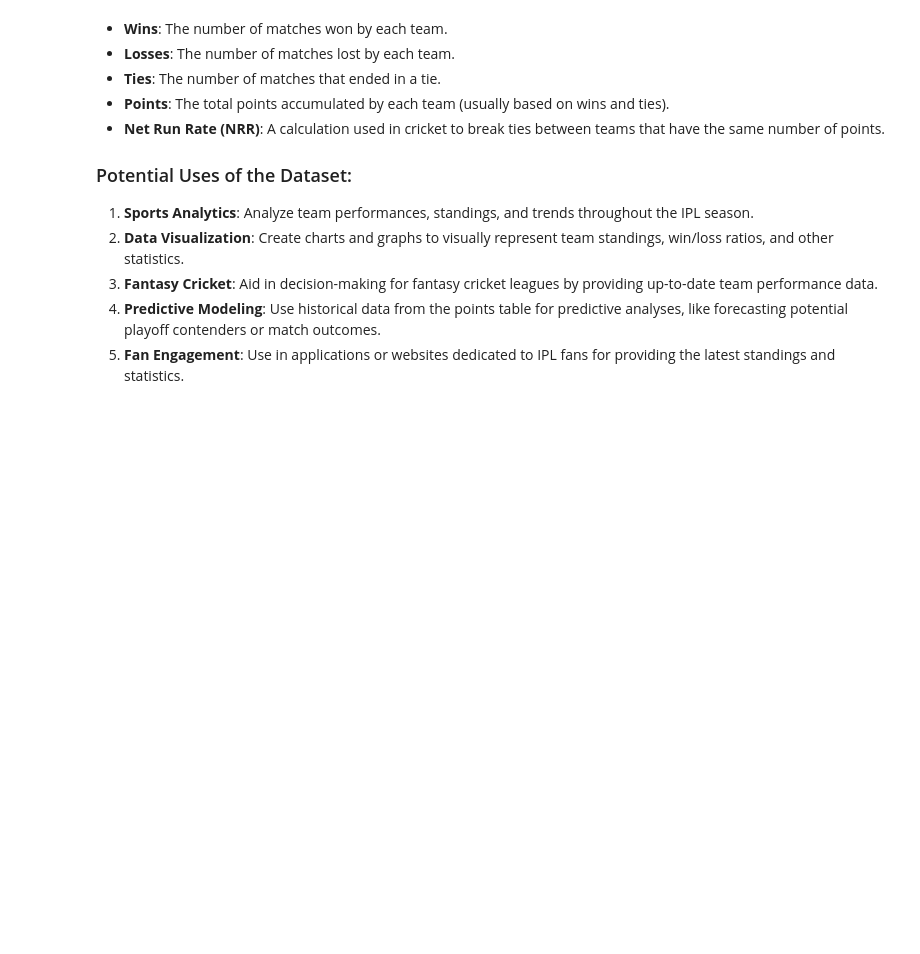
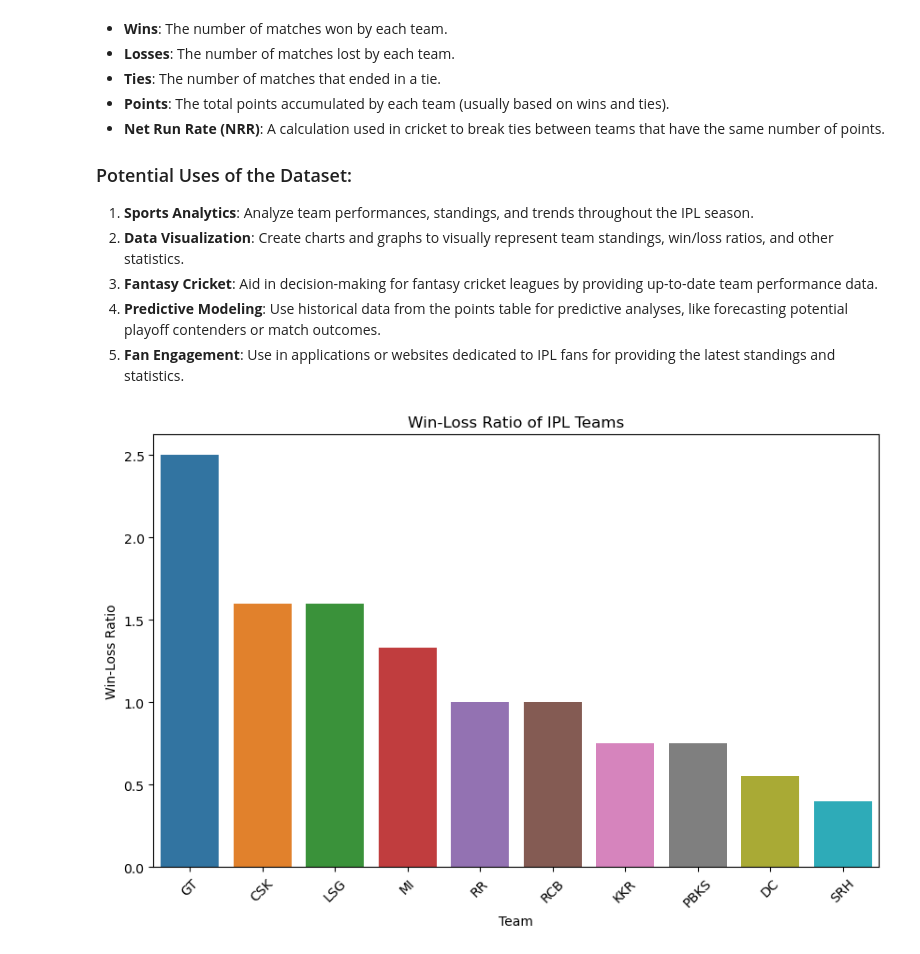
Before and after one commit to kguruchandrak/Web-Scraping, a Jupyter notebook: WEB_Scraping_Project.ipynb, the cells around one changed output. Drawn from its saved outputs; the diff is of its cells as text; code cells hidden in the pictures; blank space fills up the shorter version.

Commit message:
Added plots and few updations

```diff
--- a/WEB_Scraping_Project.ipynb
+++ b/WEB_Scraping_Project.ipynb
@@ -248,0 +270,7 @@ The dataset obtained from this code, stored in `df`, is a pandas DataFrame conta
+# %%
+# Calling the calculate_and_plot_win_loss_ratio method on the scraper instance.
+# This method calculates the Win-Loss Ratio for each team in the DataFrame and plots this ratio.
+# The DataFrame used in this calculation is the one that was provided during the initialization of the scraper instance.
+scraper.calculate_and_plot_win_loss_ratio(df)
+# %% [output]
+[figure, added]
```
Also changed, not shown: parts of 10 cells of this notebook, 2 other files.
